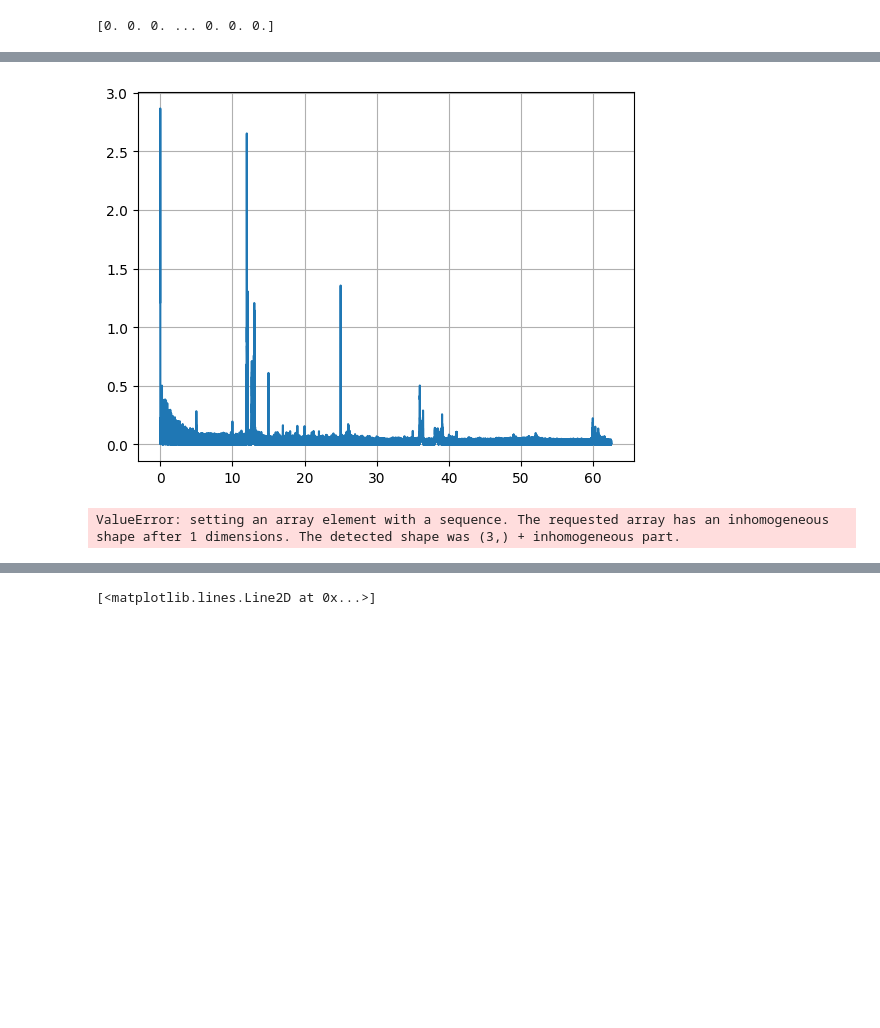
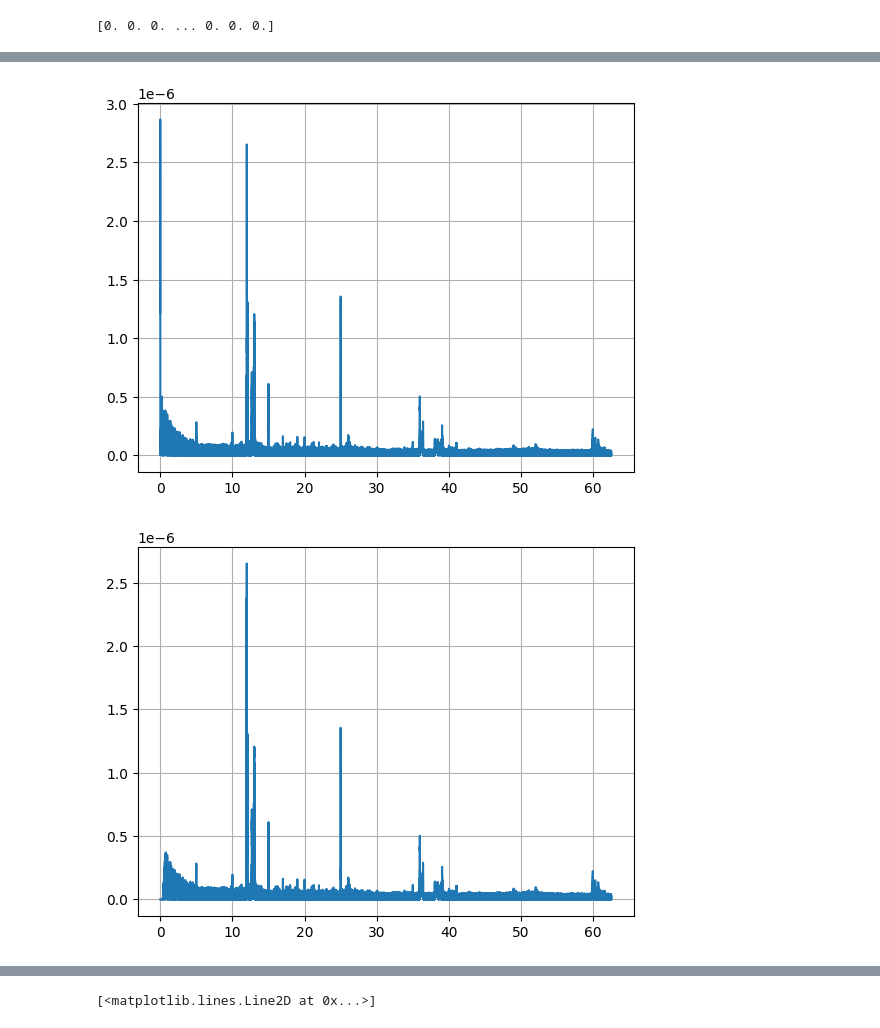
Before and after one commit to inesstsarah/cm2013_ht25_project, a Jupyter notebook: Python/test_preprocessing.ipynb, the cells around one changed output, grey strips where cells are left out. Cells and saved outputs as stored; diff of their text form; code cells hidden in the pictures; blank space fills up the shorter version.

Commit message:
update config

```diff
--- a/Python/test_preprocessing.ipynb
+++ b/Python/test_preprocessing.ipynb
@@ -100,11 +100,11 @@ plt.plot(filtered_signal)
 # %%
 plot_fft(flattened_data,125)
-filtered_signal = highpass_filter(flattened_data,0.5,125,order=5)
+filtered_signal,_,_ = highpass_filter(flattened_data,0.5,125,order=5)
 plot_fft(filtered_signal, fs = 125)
-filtered_signal = notch_filter(filtered_signal, 60, 20, 125)
+filtered_signal,_,_ = notch_filter(filtered_signal, 60, 20, 125)
 plot_fft(filtered_signal, fs = 125)
-filtered_signal = bandpass_filter(filtered_signal, config.BANDPASS_FILTER_LOWER_FREQ, 35, 125, config.BANDPASS_FILTER_ORDER)
+filtered_signal,_,_ = bandpass_filter(filtered_signal, config.BANDPASS_FILTER_LOWER_FREQ, 33, 125, config.BANDPASS_FILTER_ORDER)
 plot_fft(filtered_signal, fs = 125)
 # %% [output]
-[figure, old version]
+[figure, new version]
-ValueError: setting an array element with a sequence. The requested array has an inhomogeneous shape after 1 dimensions. The detected shape was (3,) + inhomogeneous part.
+[figure, added]
```
Also changed, not shown: parts of 2 cells of this notebook, 2 other files.
